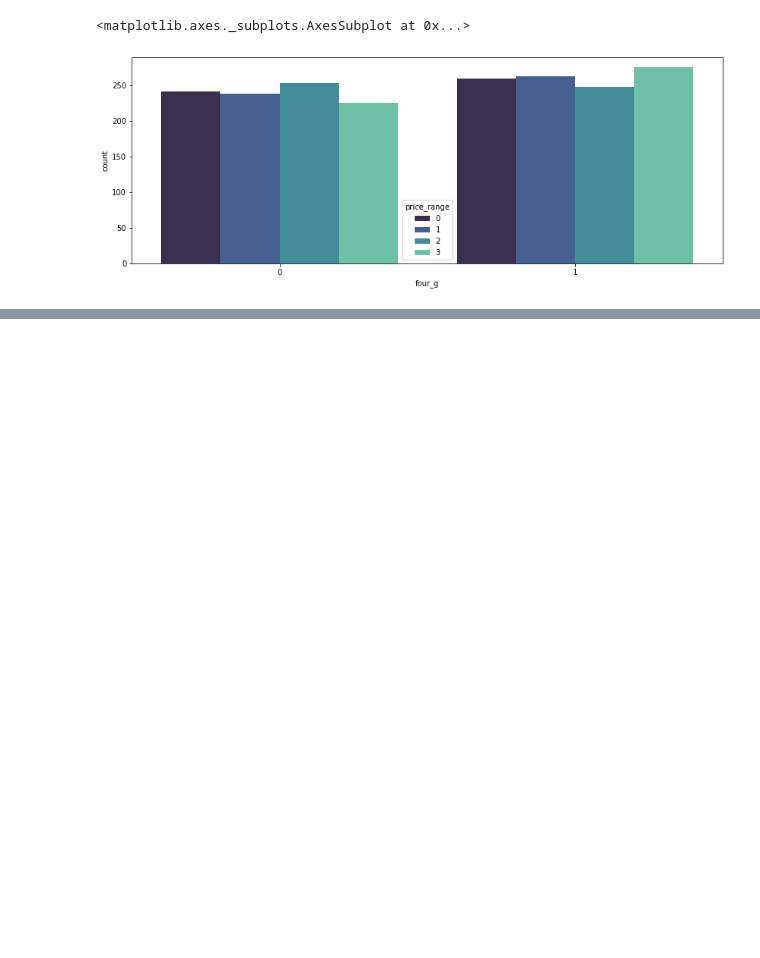
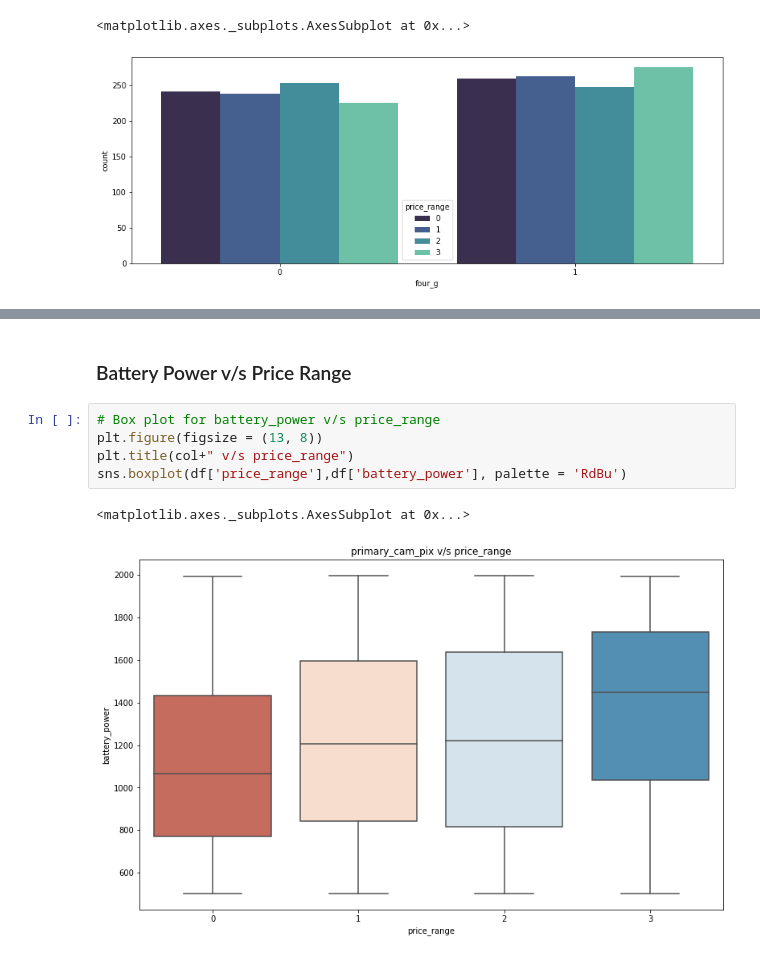
Before and after one commit to Ajay0110/Mobile-Price-Range-Prediction, a Jupyter notebook: Mobile_Price_Range_Prediction.ipynb, the cells around one changed output, grey strips where cells are left out. Cells and saved outputs as stored; diff of their text form; blank space fills up the shorter version.

```diff
--- a/Mobile_Price_Range_Prediction.ipynb
+++ b/Mobile_Price_Range_Prediction.ipynb
@@ -608,0 +650,10 @@ sns.heatmap(df.corr(), annot = True)
+# %% [markdown]
+### Battery Power v/s Price Range
+# %%
+# Box plot for battery_power v/s price_range
+plt.figure(figsize = (13, 8))
+plt.title(col+" v/s price_range")
+sns.boxplot(df['price_range'],df['battery_power'], palette = 'RdBu')
+# %% [output]
+<matplotlib.axes._subplots.AxesSubplot at 0x...>
+[figure, added]
```
Also changed, not shown: parts of 138 cells of this notebook.
